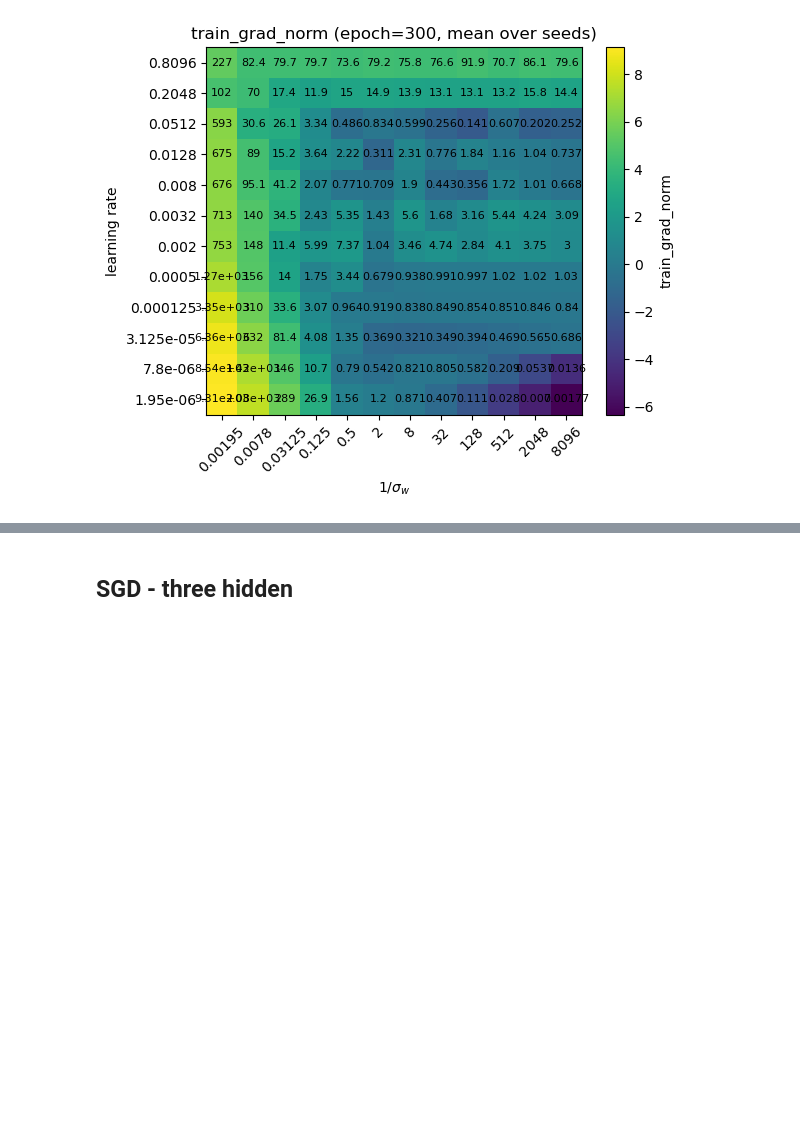
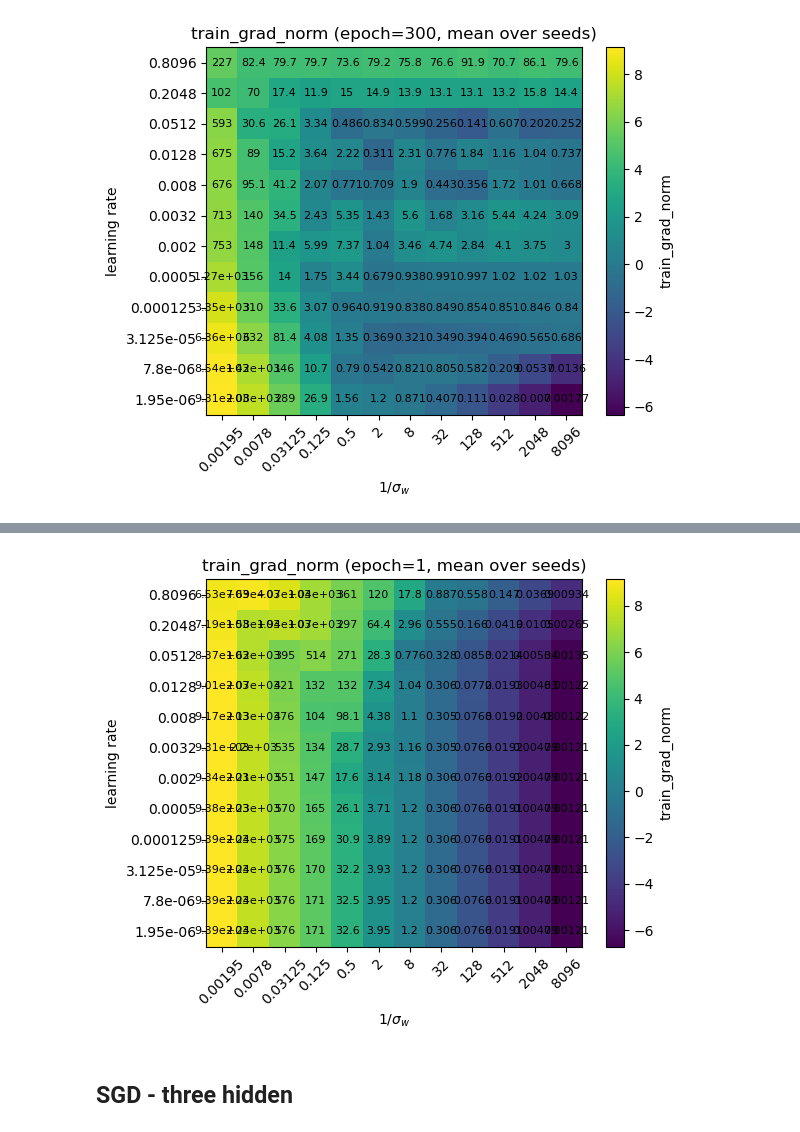
Before and after one commit to f-damico/BBP_in_SGD, a Jupyter notebook: notebook_experiment_2 copy.ipynb, the cells around one changed output, grey strips where cells are left out. Saved outputs shown, nothing was run; the diff lists cells and outputs as text; code cells hidden in the pictures; blank space fills up the shorter version.

```diff
--- a/notebook_experiment_2 copy.ipynb
+++ b/notebook_experiment_2 copy.ipynb
@@ -369,3 +403,13 @@ plt.show()
+# %%
+fig, ax, inv_vals, lr_vals, phase, counts = plot_phase_diagram_imshow(
+    "collected_results/exp2_dnn_SMALL_sgd_tanh_full_v1.npz",
+    metric_key="train_grad_norm",
+    epoch= 1,
+    annotate=True,
+)
+plt.show()
+# %% [output]
+[figure, added]
 # %% [markdown]
 ## SGD - three hidden
 # %% [markdown]
```
Also changed, not shown: parts of 18 cells of this notebook, 12 other files.
